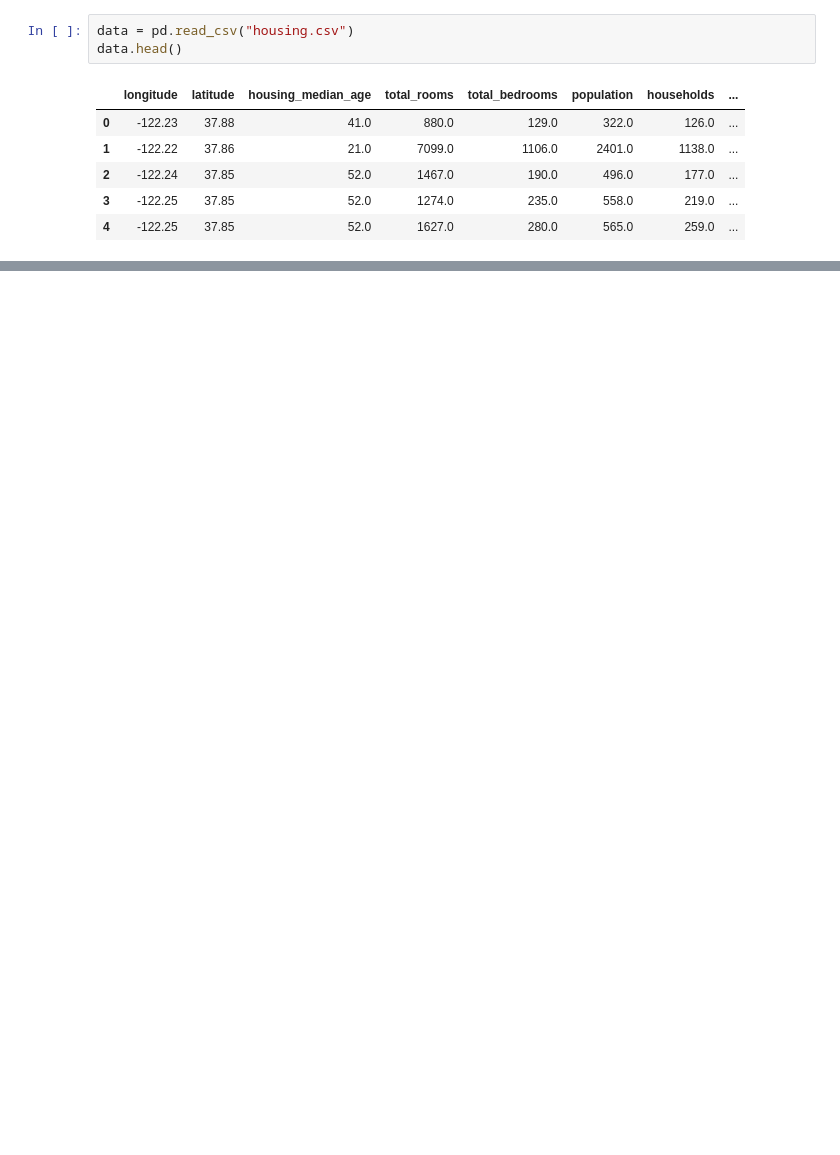
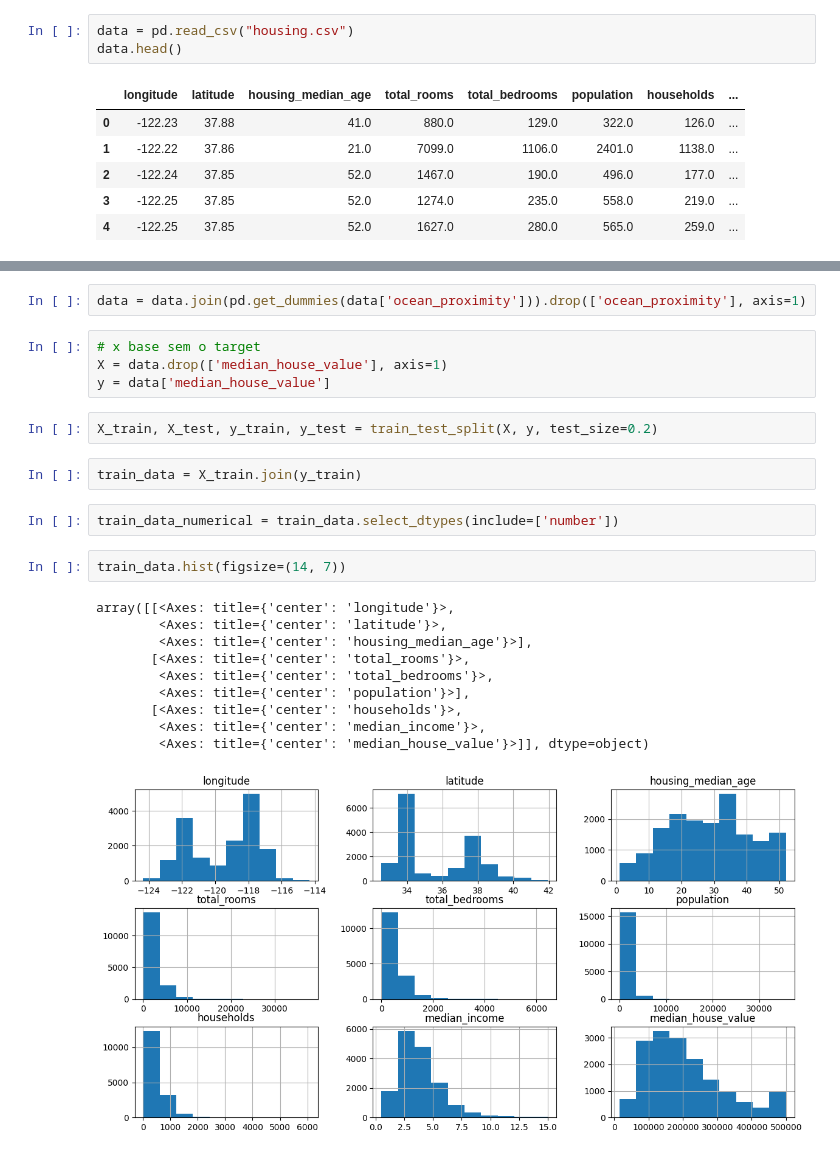
Before and after one commit to I-Am-Not-Lucas/House-Price-Prediction, a Jupyter notebook: main.ipynb, the cells around one changed output, grey strips where cells are left out. Cells and saved outputs as stored; diff of their text form; blank space fills up the shorter version.

```diff
--- a/main.ipynb
+++ b/main.ipynb
@@ -15,0 +99,25 @@ data.head()
+# %%
+data = data.join(pd.get_dummies(data['ocean_proximity'])).drop(['ocean_proximity'], axis=1)
+# %%
+# x base sem o target
+X = data.drop(['median_house_value'], axis=1)
+y = data['median_house_value']
+# %%
+X_train, X_test, y_train, y_test = train_test_split(X, y, test_size=0.2)
+# %%
+train_data = X_train.join(y_train)
+# %%
+train_data_numerical = train_data.select_dtypes(include=['number'])
+# %%
+train_data.hist(figsize=(14, 7))
+# %% [output]
+array([[<Axes: title={'center': 'longitude'}>,
+        <Axes: title={'center': 'latitude'}>,
+        <Axes: title={'center': 'housing_median_age'}>],
+       [<Axes: title={'center': 'total_rooms'}>,
+        <Axes: title={'center': 'total_bedrooms'}>,
+        <Axes: title={'center': 'population'}>],
+       [<Axes: title={'center': 'households'}>,
+        <Axes: title={'center': 'median_income'}>,
+        <Axes: title={'center': 'median_house_value'}>]], dtype=object)
+[figure, added]
```
Also changed, not shown: parts of 19 cells of this notebook, 1 other file.
